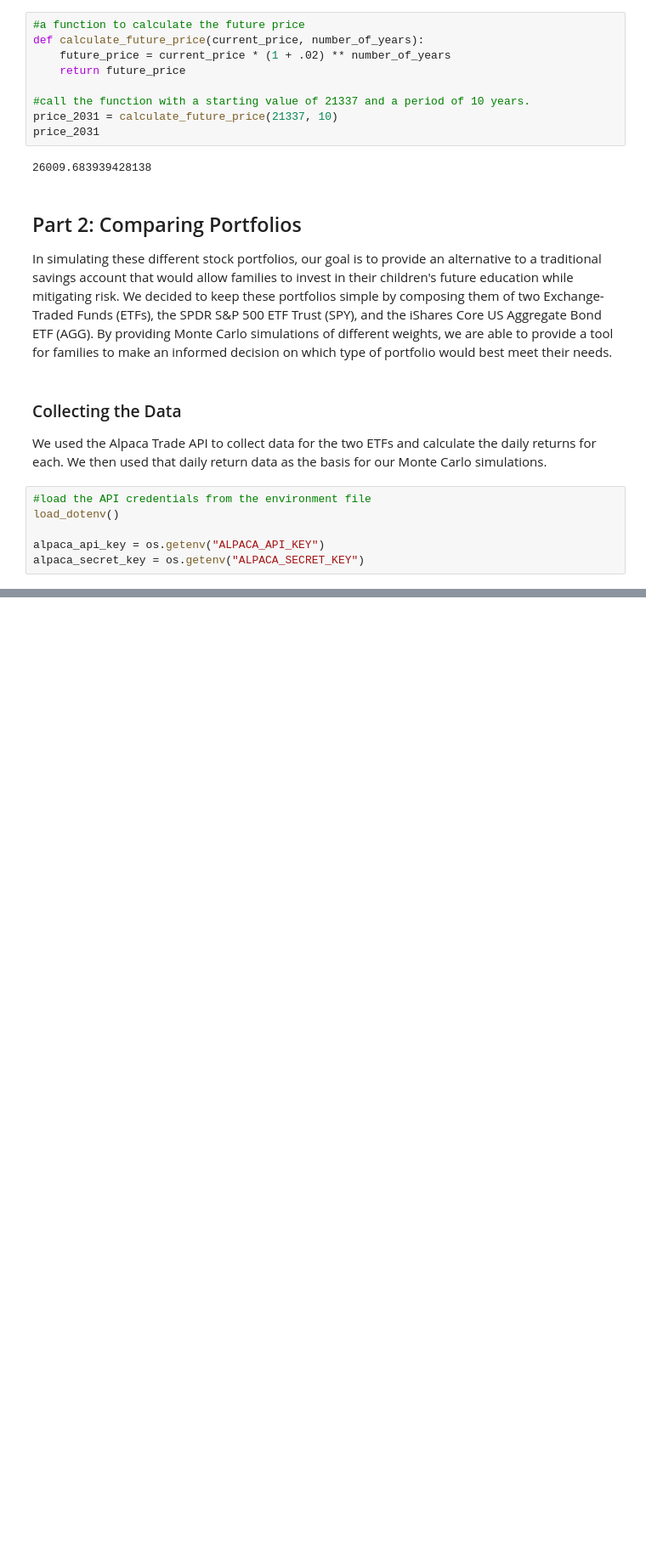
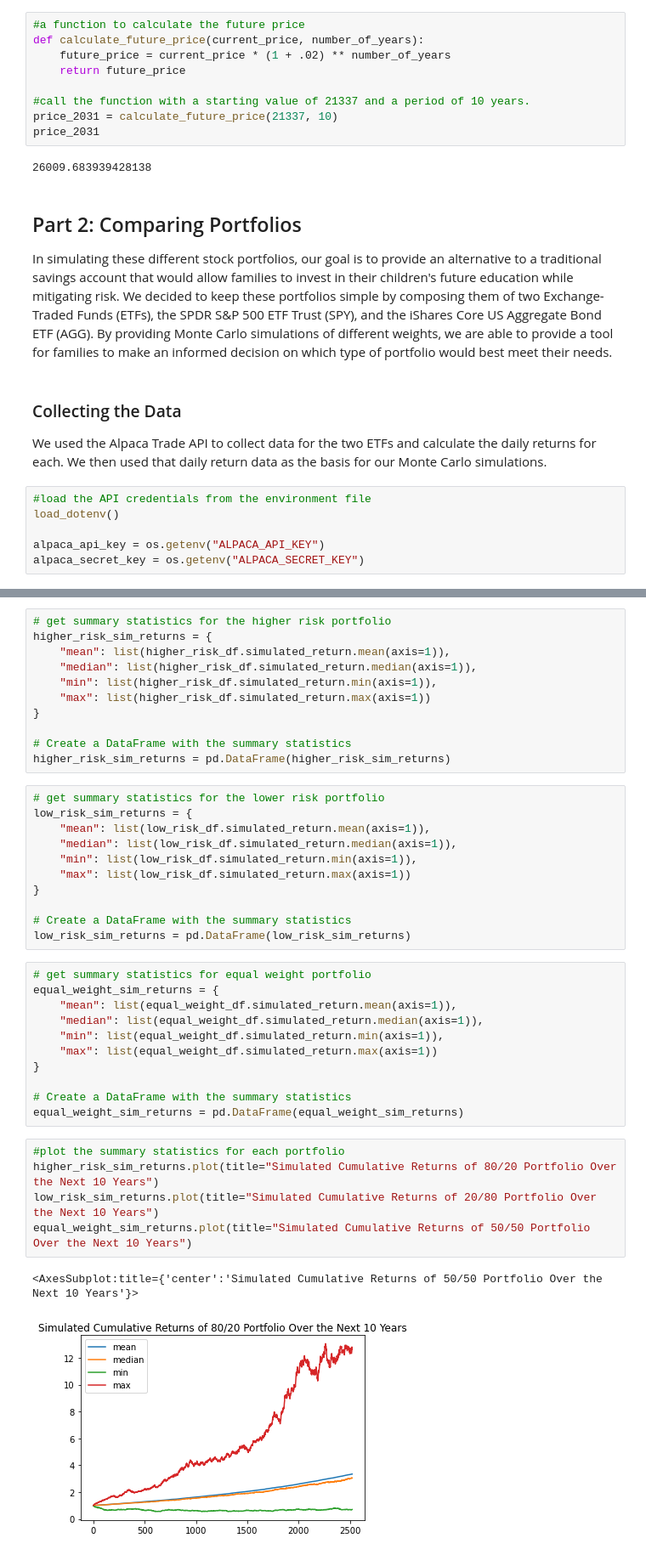
Before and after one commit to dhut1621/Project-1, a Jupyter notebook: planning_for_college.ipynb, the cells around one changed output, grey strips where cells are left out. Shown: that part at 85% size. Drawn from its saved outputs; the diff is of its cells as text; blank space fills up the shorter version.

```diff
--- a/planning_for_college.ipynb
+++ b/planning_for_college.ipynb
@@ -242,0 +539,41 @@ alpaca_secret_key = os.getenv("ALPACA_SECRET_KEY")
+# %%
+# get summary statistics for the higher risk portfolio
+higher_risk_sim_returns = {
+    "mean": list(higher_risk_df.simulated_return.mean(axis=1)),
+    "median": list(higher_risk_df.simulated_return.median(axis=1)),
+    "min": list(higher_risk_df.simulated_return.min(axis=1)),
+    "max": list(higher_risk_df.simulated_return.max(axis=1))
+}
+
+# Create a DataFrame with the summary statistics
+higher_risk_sim_returns = pd.DataFrame(higher_risk_sim_returns)
+# %%
+# get summary statistics for the lower risk portfolio
+low_risk_sim_returns = {
+    "mean": list(low_risk_df.simulated_return.mean(axis=1)),
+    "median": list(low_risk_df.simulated_return.median(axis=1)),
+    "min": list(low_risk_df.simulated_return.min(axis=1)),
+    "max": list(low_risk_df.simulated_return.max(axis=1))
+}
+
+# Create a DataFrame with the summary statistics
+low_risk_sim_returns = pd.DataFrame(low_risk_sim_returns)
+# %%
+# get summary statistics for equal weight portfolio
+equal_weight_sim_returns = {
+    "mean": list(equal_weight_df.simulated_return.mean(axis=1)),
+    "median": list(equal_weight_df.simulated_return.median(axis=1)),
+    "min": list(equal_weight_df.simulated_return.min(axis=1)),
+    "max": list(equal_weight_df.simulated_return.max(axis=1))
+}
+
+# Create a DataFrame with the summary statistics
+equal_weight_sim_returns = pd.DataFrame(equal_weight_sim_returns)
+# %%
+#plot the summary statistics for each portfolio
+higher_risk_sim_returns.plot(title="Simulated Cumulative Returns of 80/20 Portfolio Over the Next 10 Years")
+low_risk_sim_returns.plot(title="Simulated Cumulative Returns of 20/80 Portfolio Over the Next 10 Years")
+equal_weight_sim_returns.plot(title="Simulated Cumulative Returns of 50/50 Portfolio Over the Next 10 Years")
+# %% [output]
+<AxesSubplot:title={'center':'Simulated Cumulative Returns of 50/50 Portfolio Over the Next 10 Years'}>
+[figure, added]
```
Also changed, not shown: parts of 49 cells of this notebook.
